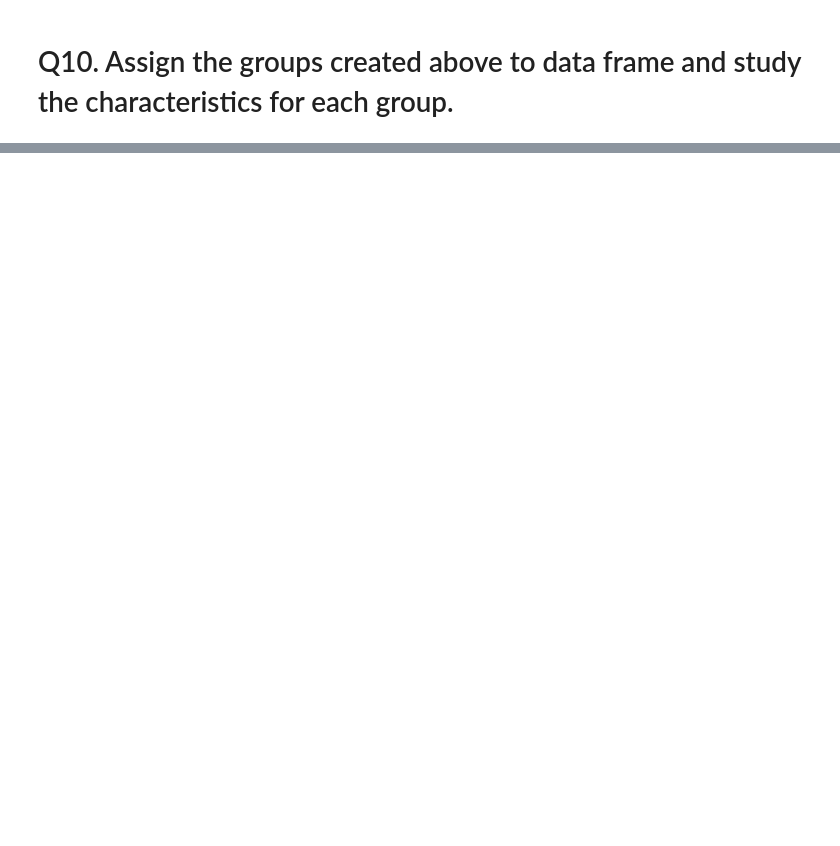
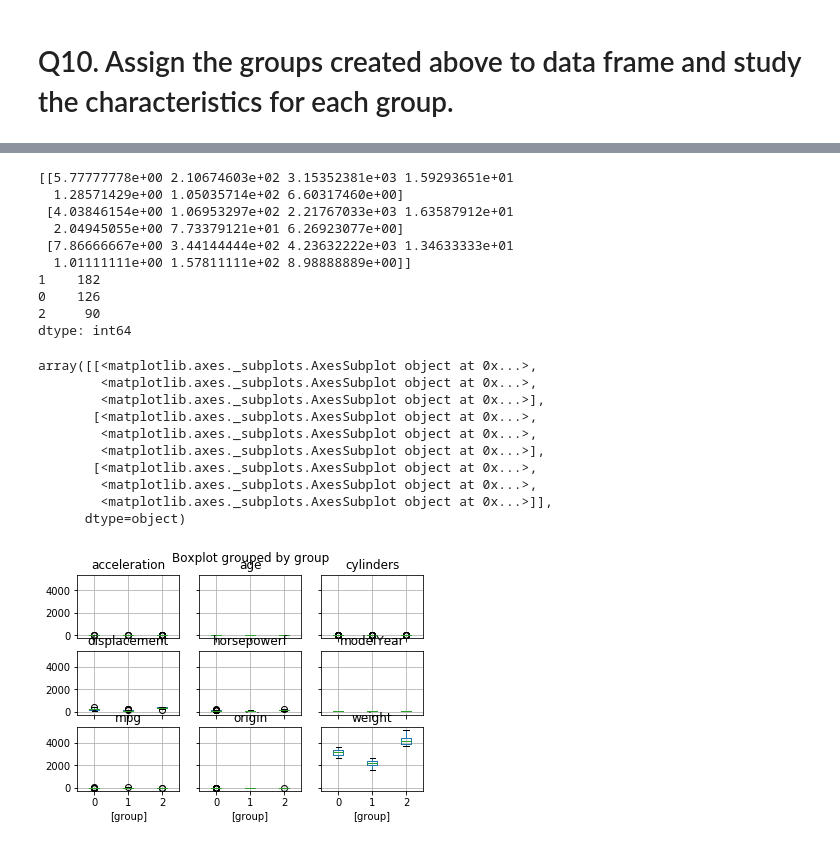
Before and after one commit to GreatLearningAIML1/chennai-aug-batch-senthilvelavan, a Jupyter notebook: Residency4-External/R4_External_Clustering.ipynb, the cells around one changed output, grey strips where cells are left out. Cells and saved outputs as stored; diff of their text form; code cells hidden in the pictures; blank space fills up the shorter version.

```diff
--- a/Residency4-External/R4_External_Clustering.ipynb
+++ b/Residency4-External/R4_External_Clustering.ipynb
@@ -225,3 +382,39 @@ cars_df.to_excel(writer,'Sheet1')
 writer.save()
 # %%
 # We can try similar analysis for 3 grps as well to check if we get more clear distinction among groups
+# %%
+from sklearn.cluster import KMeans
+cluster_errors = []
+k=3
+kmc = KMeans(n_clusters=k,random_state=1)
+kmc.fit(X,Y)
+print(kmc.cluster_centers_)
+##print(kmc.inertia_)
+##print(kmc.labels_)
+##cluster_errors.append(kmc.inertia_)
+##plt.plot(clusters,cluster_errors)
+print(pd.Series(kmc.labels_).value_counts())
+cars_df['group'] = kmc.predict(X)
+cars_df.boxplot(by='group')
+# %% [output]
+[[5.77777778e+00 2.10674603e+02 3.15352381e+03 1.59293651e+01
+  1.28571429e+00 1.05035714e+02 6.60317460e+00]
+ [4.03846154e+00 1.06953297e+02 2.21767033e+03 1.63587912e+01
+  2.04945055e+00 7.73379121e+01 6.26923077e+00]
+ [7.86666667e+00 3.44144444e+02 4.23632222e+03 1.34633333e+01
+  1.01111111e+00 1.57811111e+02 8.98888889e+00]]
+1    182
+0    126
+2     90
+dtype: int64
+array([[<matplotlib.axes._subplots.AxesSubplot object at 0x...>,
+        <matplotlib.axes._subplots.AxesSubplot object at 0x...>,
+        <matplotlib.axes._subplots.AxesSubplot object at 0x...>],
+       [<matplotlib.axes._subplots.AxesSubplot object at 0x...>,
+        <matplotlib.axes._subplots.AxesSubplot object at 0x...>,
+        <matplotlib.axes._subplots.AxesSubplot object at 0x...>],
+       [<matplotlib.axes._subplots.AxesSubplot object at 0x...>,
+        <matplotlib.axes._subplots.AxesSubplot object at 0x...>,
+        <matplotlib.axes._subplots.AxesSubplot object at 0x...>]],
+      dtype=object)
+[figure, added]
```
Also changed, not shown: parts of 11 cells of this notebook.
